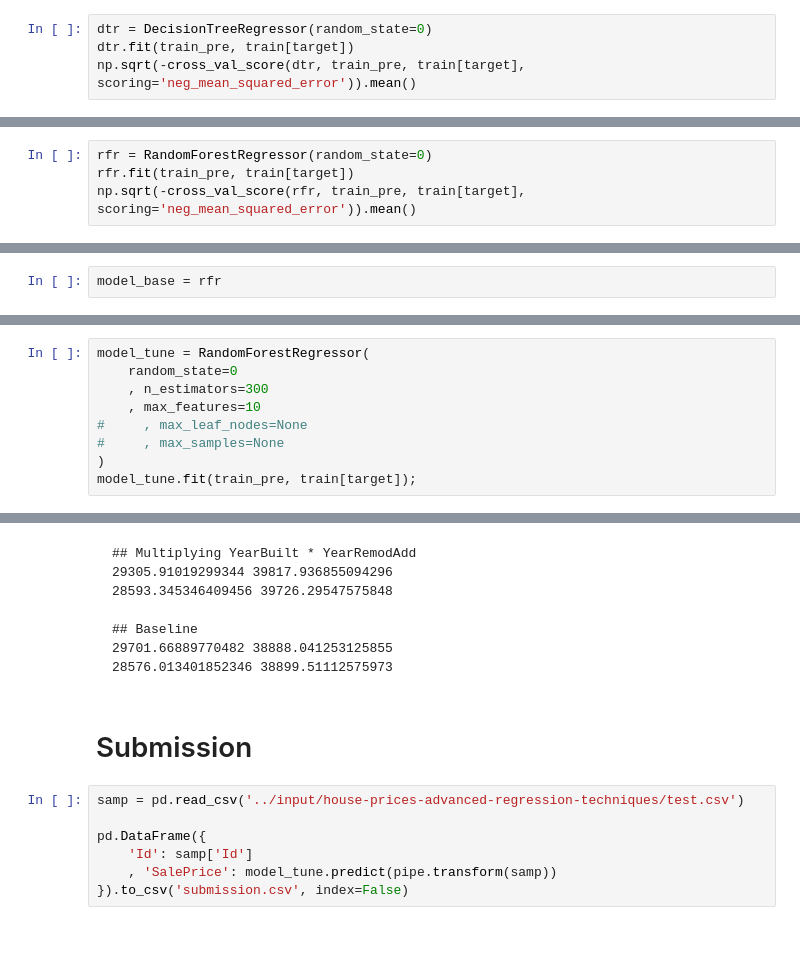
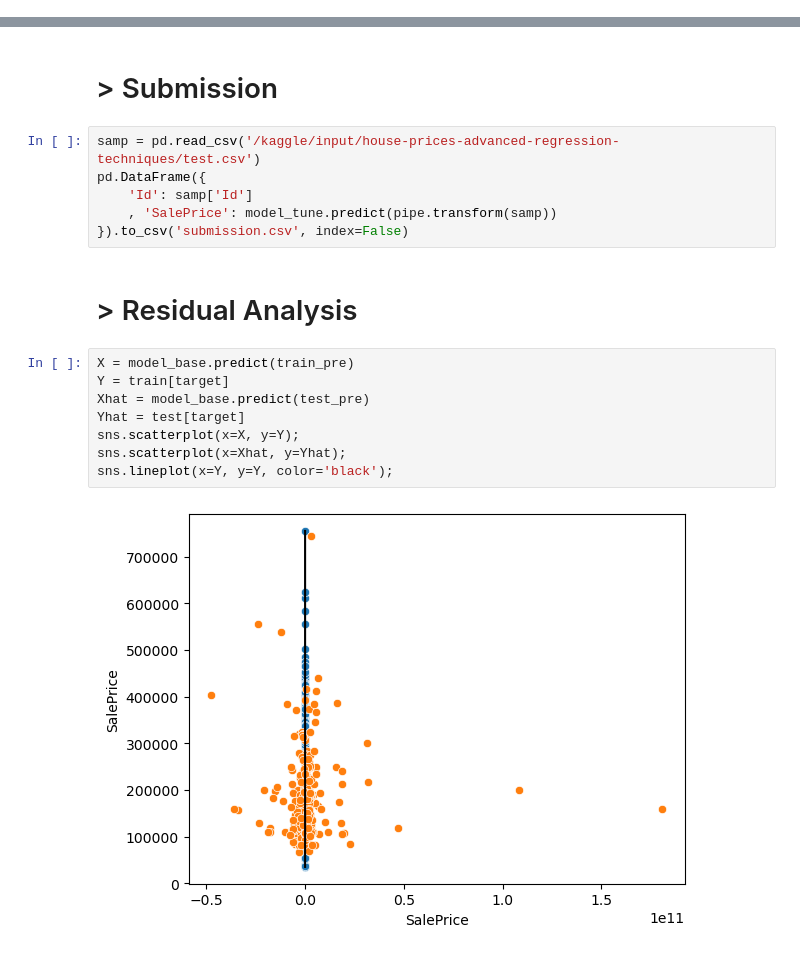
Before and after one commit to angelocandari/kag-house-price, a Jupyter notebook: house-prices.ipynb, the cells around one changed output, grey strips where cells are left out. Cells and saved outputs as stored; diff of their text form.

Commit message:
Kaggle Notebook | House Prices. Linear-Ridge.  [0.14484] | Version 46

```diff
--- a/house-prices.ipynb
+++ b/house-prices.ipynb
@@ -211,4 +424,0 @@ np.sqrt(-cross_val_score(lin, train_pre, train[target], scoring='neg_mean_square
-# %%
-dtr = DecisionTreeRegressor(random_state=0)
-dtr.fit(train_pre, train[target])
-np.sqrt(-cross_val_score(dtr, train_pre, train[target], scoring='neg_mean_squared_error')).mean()
@@ -217,4 +424,0 @@ np.sqrt(-cross_val_score(dtr, train_pre, train[target], scoring='neg_mean_square
-# %%
-rfr = RandomForestRegressor(random_state=0)
-rfr.fit(train_pre, train[target])
-np.sqrt(-cross_val_score(rfr, train_pre, train[target], scoring='neg_mean_squared_error')).mean()
@@ -223,2 +424,0 @@ np.sqrt(-cross_val_score(rfr, train_pre, train[target], scoring='neg_mean_square
-# %%
-model_base = rfr
@@ -257,10 +425 @@ grd = GridSearchCV(model_base
-# %%
-model_tune = RandomForestRegressor(
-    random_state=0
-    , n_estimators=300
-    , max_features=10
-#     , max_leaf_nodes=None
-#     , max_samples=None
-)
-model_tune.fit(train_pre, train[target]);
 # %% [markdown]
@@ -281,17 +440,20 @@ tune 28639.19850946302 39775.13266367901
-# %% [markdown]
-    ## Multiplying YearBuilt * YearRemodAdd
-    29305.91019299344 39817.936855094296
-    28593.345346409456 39726.29547575848
-
-    ## Baseline
-    29701.66889770482 38888.041253125855
-    28576.013401852346 38899.51112575973
 # %% [markdown]
-# Submission
+# > Submission
 # %%
-samp = pd.read_csv('../input/house-prices-advanced-regression-techniques/test.csv')
-
+samp = pd.read_csv('/kaggle/input/house-prices-advanced-regression-techniques/test.csv')
 pd.DataFrame({
     'Id': samp['Id']
     , 'SalePrice': model_tune.predict(pipe.transform(samp))
 }).to_csv('submission.csv', index=False)
+# %% [markdown]
+# > Residual Analysis
+# %%
+X = model_base.predict(train_pre)
+Y = train[target]
+Xhat = model_base.predict(test_pre)
+Yhat = test[target]
+sns.scatterplot(x=X, y=Y);
+sns.scatterplot(x=Xhat, y=Yhat);
+sns.lineplot(x=Y, y=Y, color='black');
+# %% [output]
+[figure, added]
```
Also changed, not shown: parts of 46 cells of this notebook.
